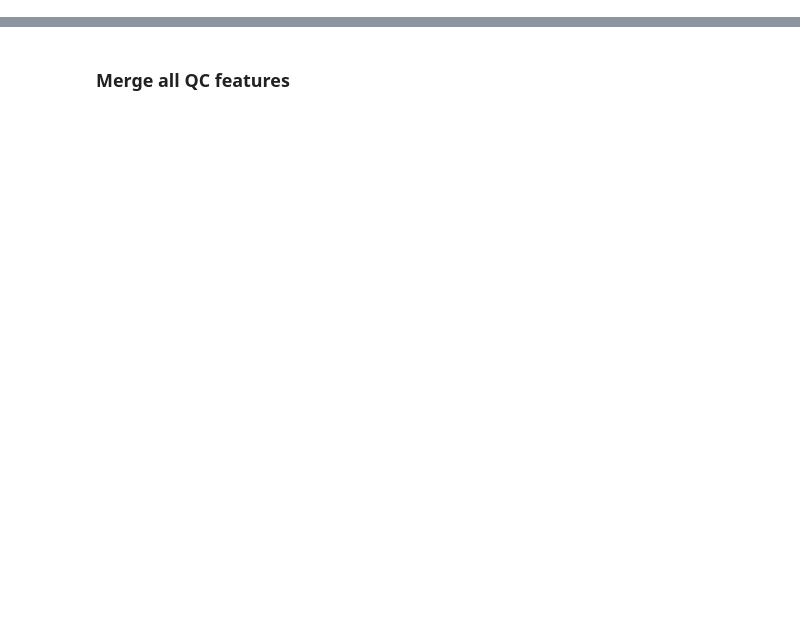
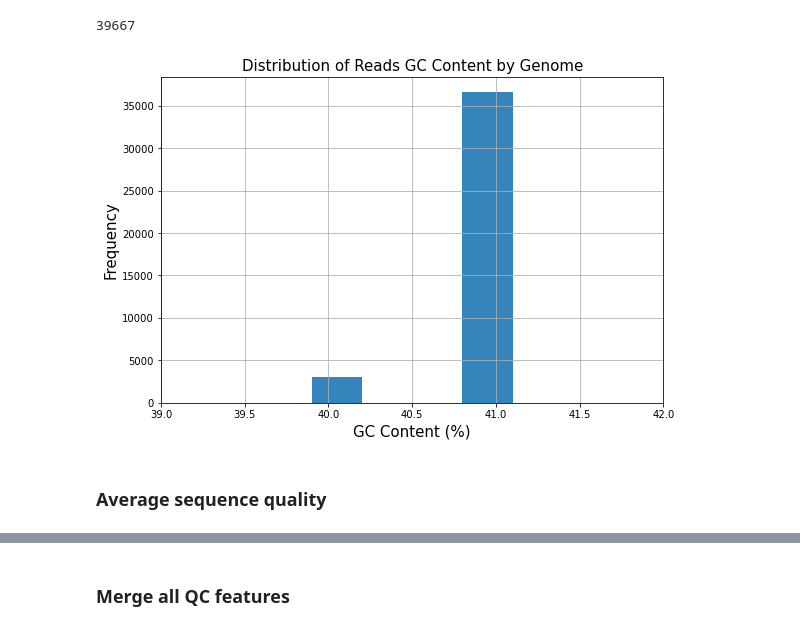
Before and after one commit to va-big-data-genomics/trellis-mvp-analysis, a Jupyter notebook: notebooks/trellis_mvp_phase3_QC.ipynb, the cells around one changed output, grey strips where cells are left out. Cells and saved outputs as stored; diff of their text form; code cells hidden in the pictures; blank space fills up the shorter version.

```diff
--- a/notebooks/trellis_mvp_phase3_QC.ipynb
+++ b/notebooks/trellis_mvp_phase3_QC.ipynb
@@ -549,0 +54,7 @@ bq_contam.loc[bq_contam.contam_rate >= 0.05, 'contam_rate_outlier']=True
+# %%
+# Establish connection to databae
+conn = psycopg2.connect(
+                        host = account["QC_DB_IP"],
+                        dbname = account["QC_DB_NAME"],
+                        user = account["QC_DB_USER"],
+                        password = account["QC_DB_PASSWORD"])
@@ -549,0 +97,8 @@ bq_contam.loc[bq_contam.contam_rate >= 0.05, 'contam_rate_outlier']=True
+# %%
+# Change list to dataframe for fastqc
+cursor = conn.cursor()
+cursor.execute("SELECT * from fastqc")
+records = cursor.fetchall()
+fastqc_df=pd.DataFrame(records)
+fastqc_df.columns=['dimension','index','value','data','sample']
+fastqc_df.head()
@@ -549,0 +167,19 @@ bq_contam.loc[bq_contam.contam_rate >= 0.05, 'contam_rate_outlier']=True
+# %%
+# GC content dataframe
+gc_df=fastqc_df.loc[fastqc_df['dimension']=='gc_content',['sample','value']]
+gc_df=gc_df.astype({'value': 'int64'})
+
+# Remove duplicated samples
+gc_df.drop_duplicates(subset=['sample'],keep='first',inplace=True)
+# %%
+# GC mean
+gc_mean=gc_df.value.mean()
+print('Mean of GC content: {0:0.2f}'.format(gc_mean))
+
+# GC outlier
+gc_df['gc_outlier'] = gc_df.value.apply(lambda x: False if x in [40,41] else True)
+gc_outlier_df=gc_df[gc_df['gc_outlier']==True]
+num_gc_out=gc_outlier_df.gc_outlier.count()
+
+print('\n'+'Number of GC outliers: {0:0.2f}'.format(num_gc_out))
+gc_outlier_df.head()
@@ -549,0 +193,21 @@ bq_contam.loc[bq_contam.contam_rate >= 0.05, 'contam_rate_outlier']=True
+# %%
+# For Bigquery without duplicated values
+bq_gc=gc_df.rename(columns={"value":"gc"})
+display(bq_gc.shape[0])
+bq_gc.set_index('sample',inplace=True)
+# %% [output]
+39667
+# %%
+# GC distribution
+fig, ax = plt.subplots(figsize=(9,6))
+gc_df.value.hist(alpha=0.9, ax=ax, bins=10)
+ax.set_xlim(39,42)
+#ax.set_ylim(0,250)
+ax.set_title("Distribution of Reads GC Content by Genome",size=15)
+ax.set_xlabel("GC Content (%)",size=15)
+ax.set_ylabel("Frequency",size=15)
+plt.show()
+# %% [output]
+[figure, added]
+# %% [markdown]
+### Average sequence quality
```
Also changed, not shown: parts of 208 cells of this notebook, 1 other file.
